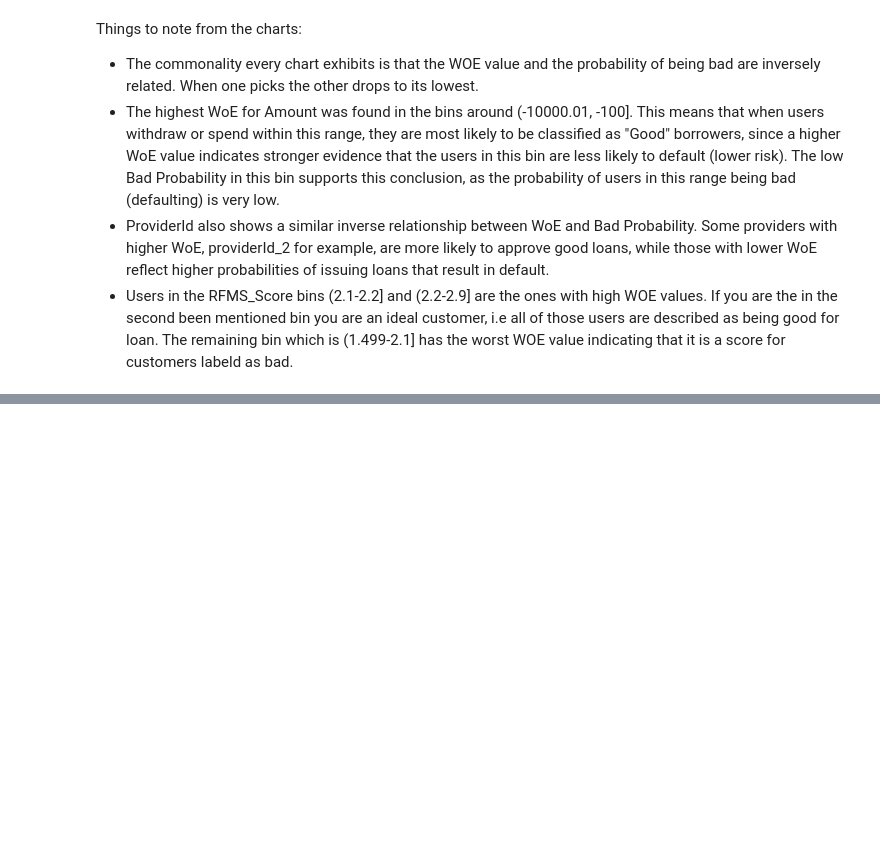
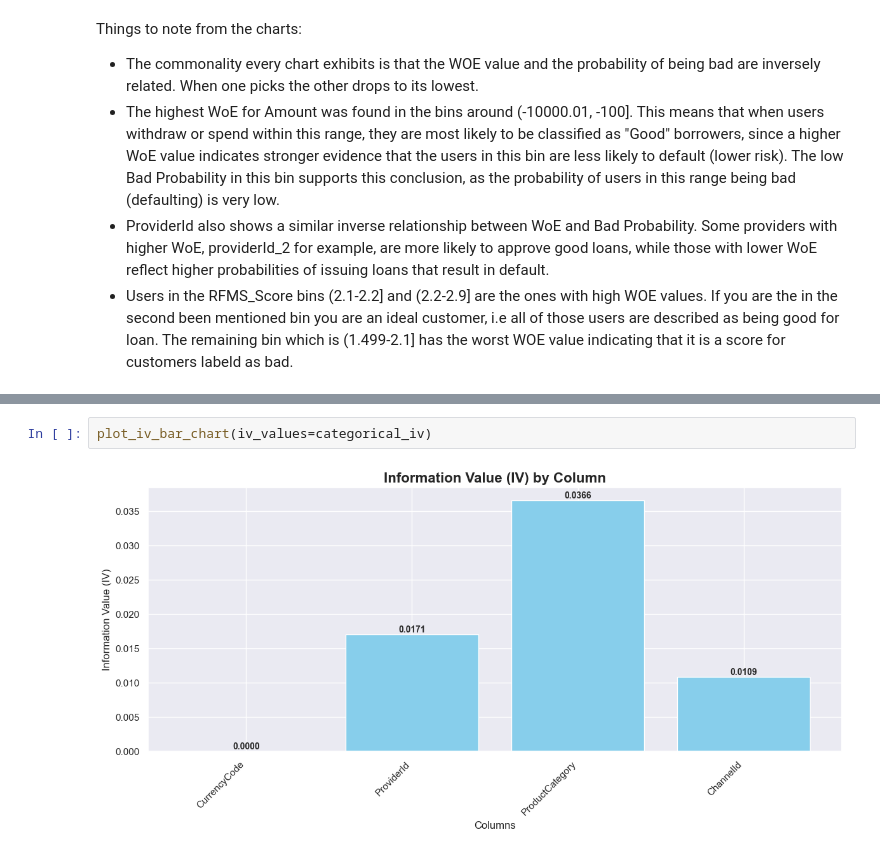
Before and after one commit to WildCayote/Bati-Bank-Credit-Scoring, a Jupyter notebook: notebooks/user_value_analysis.ipynb, the cells around one changed output, grey strips where cells are left out. Cells and saved outputs as stored; diff of their text form; blank space fills up the shorter version.

```diff
--- a/notebooks/user_value_analysis.ipynb
+++ b/notebooks/user_value_analysis.ipynb
@@ -388,0 +403,4 @@ Things to note from the charts:
+# %%
+plot_iv_bar_chart(iv_values=categorical_iv)
+# %% [output]
+[figure, added]
```
Also changed, not shown: parts of 8 cells of this notebook, 2 other files.
